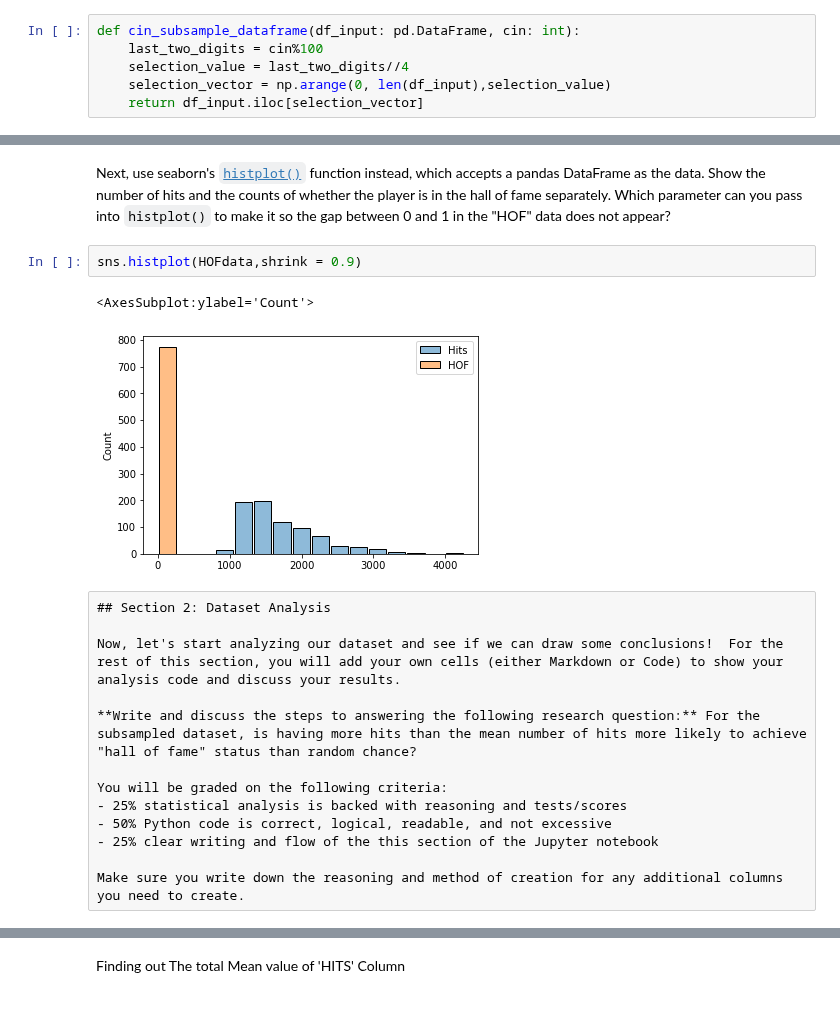
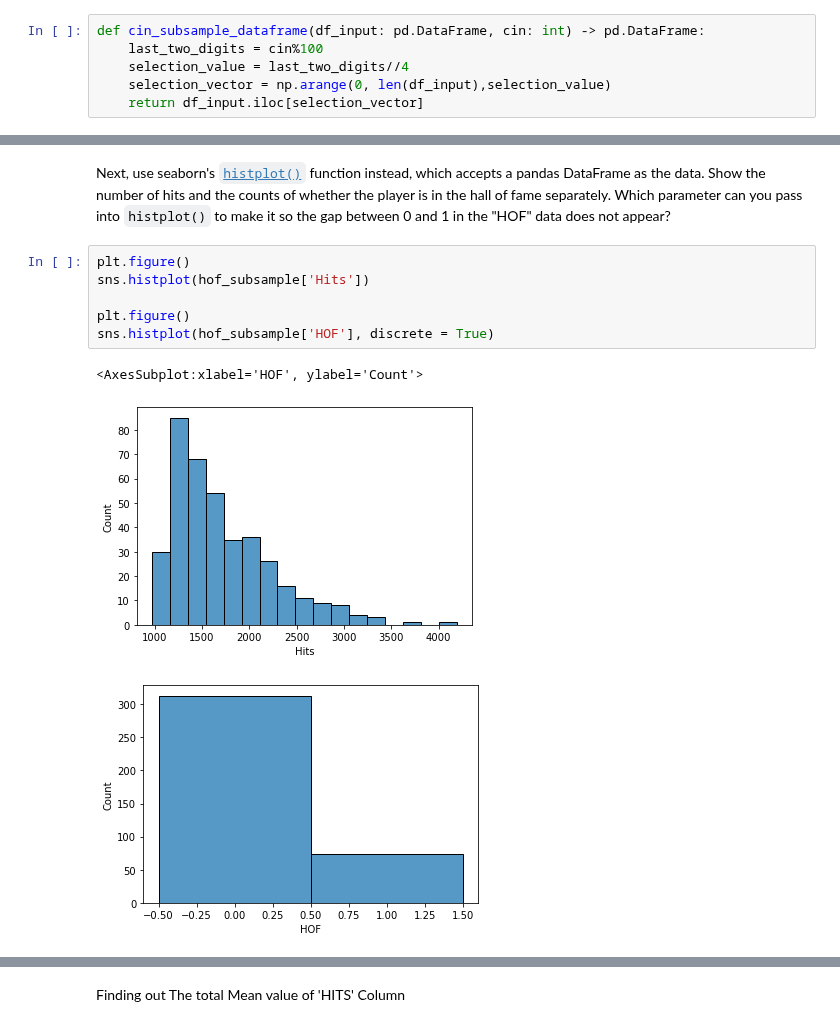
Before and after one commit to kkgani31/ee5020-notes, a Jupyter notebook: hw1.ipynb, the cells around one changed output, grey strips where cells are left out. Saved outputs shown, nothing was run; the diff lists cells and outputs as text.

```diff
--- a/hw1.ipynb
+++ b/hw1.ipynb
@@ -59,7 +59,7 @@ The signature for your function should be similar to:
 
 `def cin_subsample_dataframe(df_input: pd.DataFrame, cin: int) -> pd.DataFrame:`
 # %%
-def cin_subsample_dataframe(df_input: pd.DataFrame, cin: int):
+def cin_subsample_dataframe(df_input: pd.DataFrame, cin: int) -> pd.DataFrame:
     last_two_digits = cin%100
     selection_value = last_two_digits//4
     selection_vector = np.arange(0, len(df_input),selection_value)
@@ -103,20 +113,12 @@ array([[<AxesSubplot:title={'center':'Hits'}>,
 # %% [markdown]
 Next, use seaborn's [`histplot()`](https://seaborn.pydata.org/generated/seaborn.histplot.html) function instead, which accepts a pandas DataFrame as the data.  Show the number of hits and the counts of whether the player is in the hall of fame separately.  Which parameter can you pass into `histplot()` to make it so the gap between 0 and 1 in the "HOF" data does not appear?
 # %%
-sns.histplot(HOFdata,shrink = 0.9)
+plt.figure()
+sns.histplot(hof_subsample['Hits'])
+
+plt.figure()
+sns.histplot(hof_subsample['HOF'], discrete = True)
 # %% [output]
-<AxesSubplot:ylabel='Count'>
+<AxesSubplot:xlabel='HOF', ylabel='Count'>
-[figure, old version]
+[figure, new version]
+[figure, added]
-# %% [raw]
-## Section 2: Dataset Analysis
-
-Now, let's start analyzing our dataset and see if we can draw some conclusions!  For the rest of this section, you will add your own cells (either Markdown or Code) to show your analysis code and discuss your results.
-
-**Write and discuss the steps to answering the following research question:** For the subsampled dataset, is having more hits than the mean number of hits more likely to achieve "hall of fame" status than random chance?
-
-You will be graded on the following criteria:
-- 25% statistical analysis is backed with reasoning and tests/scores
-- 50% Python code is correct, logical, readable, and not excessive
-- 25% clear writing and flow of the this section of the Jupyter notebook
-
-Make sure you write down the reasoning and method of creation for any additional columns you need to create.
```
Also changed, not shown: parts of 16 cells of this notebook, 19 other files.
